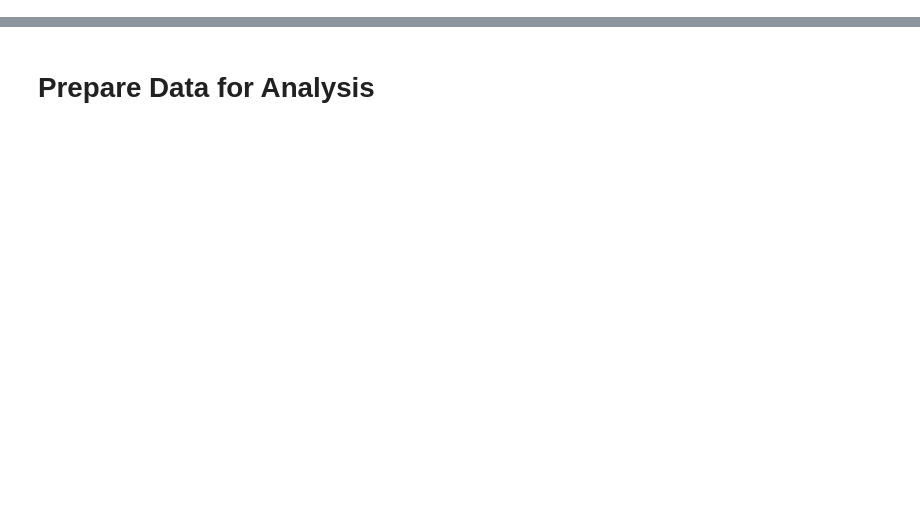
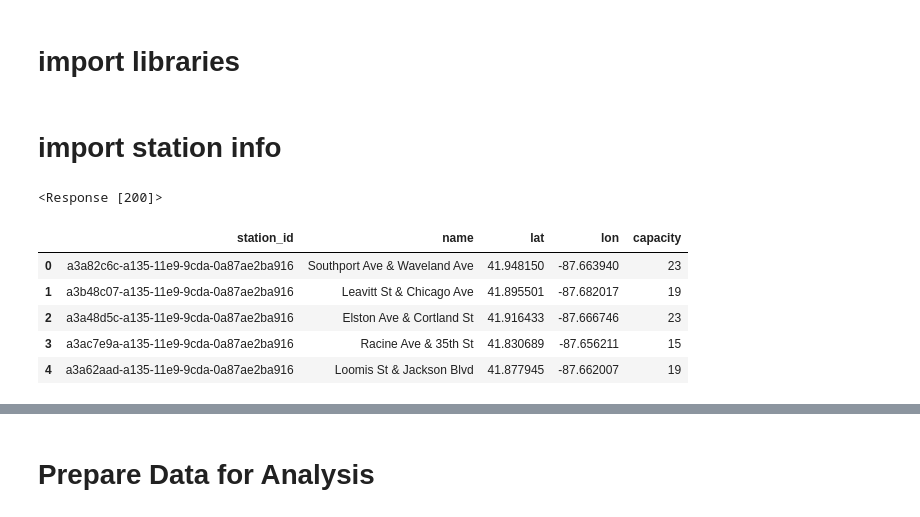
Before and after one commit to reliablerascal/divvy-performance, a Jupyter notebook: notebooks/02-combine-time-period.ipynb, the cells around one changed output, grey strips where cells are left out. Saved outputs shown, nothing was run; the diff lists cells and outputs as text; code cells hidden in the pictures; blank space fills up the shorter version.

```diff
--- a/notebooks/02-combine-time-period.ipynb
+++ b/notebooks/02-combine-time-period.ipynb
@@ -3,0 +14,2 @@ This notebook takes all files named station_status_2023_11_16*.csv and appends t
+# %% [markdown]
+# import libraries
@@ -4 +21,22 @@ This notebook takes all files named station_status_2023_11_16*.csv and appends t
+# %% [markdown]
+# import station info
+# %%
+url = f"https://gbfs.lyft.com/gbfs/2.3/chi/en/station_information.json?"
+
+#request data
+response = requests.get(url)
+data = response.json()
+response
+# %% [output]
+<Response [200]>
+# %%
+df_station_info = pd.DataFrame(data['data']['stations'], columns=['station_id','name','lat','lon','capacity'])
+df_station_info.head()
+# %% [output]
+|  | station_id | name | lat | lon | capacity |
+| 0 | a3a82c6c-a135-11e9-9cda-0a87ae2ba916 | Southport Ave & Waveland Ave | 41.948150 | -87.663940 | 23 |
+| 1 | a3b48c07-a135-11e9-9cda-0a87ae2ba916 | Leavitt St & Chicago Ave | 41.895501 | -87.682017 | 19 |
+| 2 | a3a48d5c-a135-11e9-9cda-0a87ae2ba916 | Elston Ave & Cortland St | 41.916433 | -87.666746 | 23 |
+| 3 | a3ac7e9a-a135-11e9-9cda-0a87ae2ba916 | Racine Ave & 35th St | 41.830689 | -87.656211 | 15 |
+| 4 | a3a62aad-a135-11e9-9cda-0a87ae2ba916 | Loomis St & Jackson Blvd | 41.877945 | -87.662007 | 19 |
 # %% [markdown]
```
Also changed, not shown: parts of 14 cells of this notebook, 9 other files.
